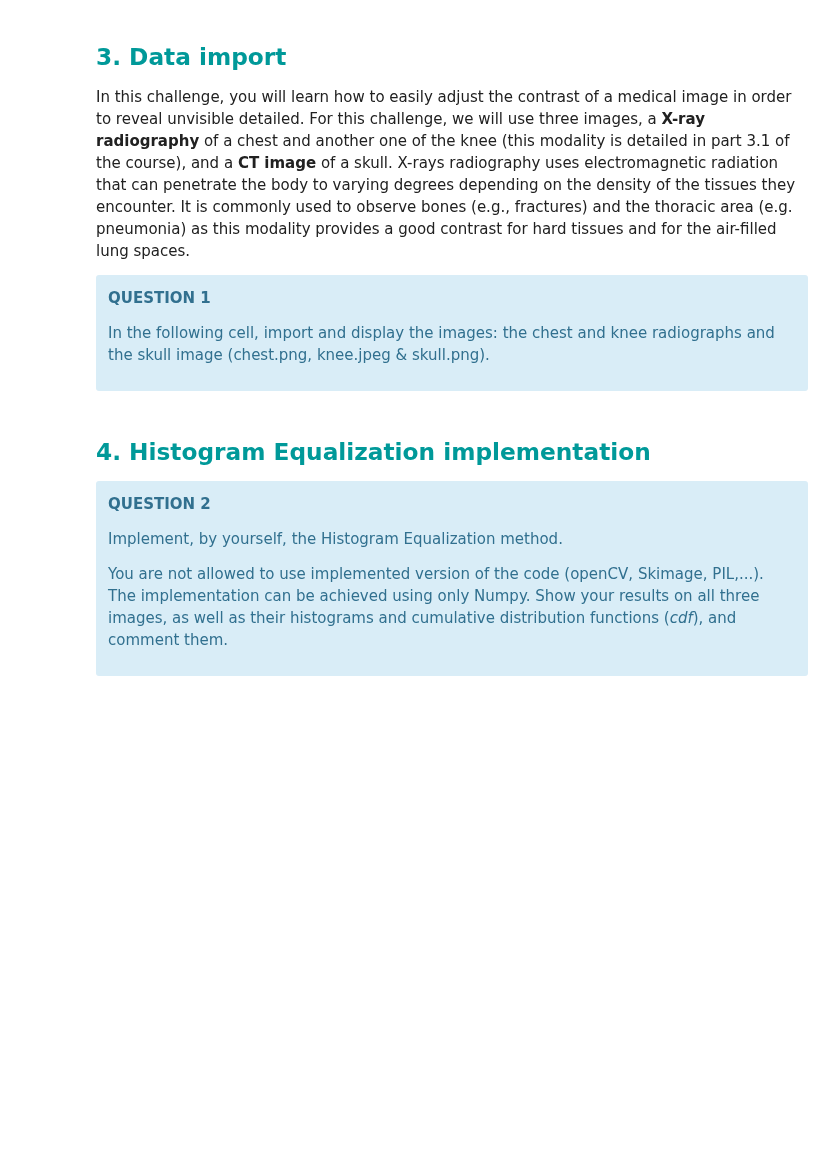
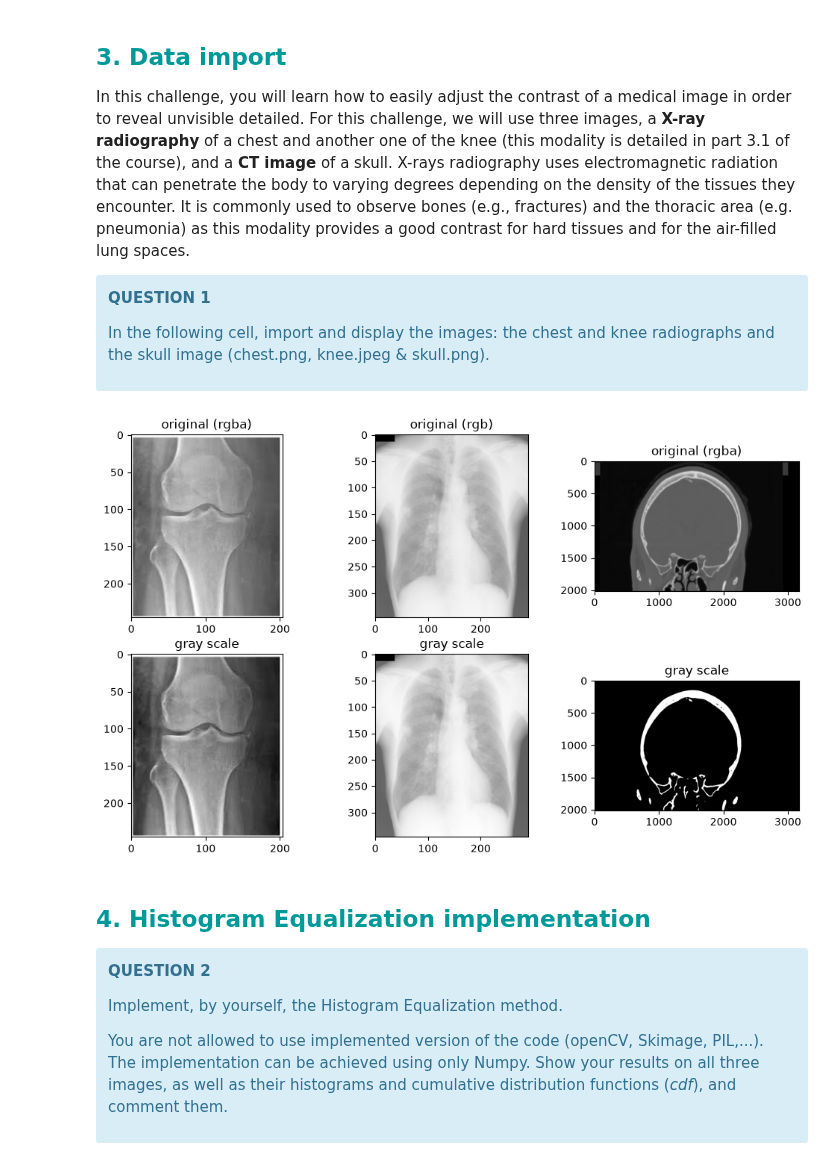
Before and after one commit to moimeme01/LGBIO2050, a Jupyter notebook: Challenge 1 - Histogram Equalization-20261001/Histogram_Equalization.ipynb, the cells around one changed output. Cells and saved outputs as stored; diff of their text form; code cells hidden in the pictures; blank space fills up the shorter version.

```diff
--- a/Challenge 1 - Histogram Equalization-20261001/Histogram_Equalization.ipynb
+++ b/Challenge 1 - Histogram Equalization-20261001/Histogram_Equalization.ipynb
@@ -70,9 +70,41 @@ In this challenge, you will learn how to easily adjust the contrast of a medical
 In the following cell, import and display the images: the chest and knee radiographs and the skull image (chest.png, knee.jpeg & skull.png).
 # %%
 from skimage.io import imread
-from skimage.color import rgb2gray
+from skimage.color import rgba2rgb, rgb2gray
 import numpy as np
 import matplotlib.pyplot as plt
+
+figure, axs = plt.subplots(2, 3)
+
+knee = imread("./original_images/knee.jpeg")
+knee_gray= np.round(rgb2gray(knee)*255).astype(np.uint8)
+axs[0, 0].imshow(knee)
+axs[0, 0].set_title("original (rgba)")
+
+axs[1, 0].imshow(knee_gray, cmap="gray")
+axs[1, 0].set_title("gray scale")
+
+
+chest = imread("./original_images/chest.png")
+chest_gray = np.round(rgb2gray(chest)*255).astype(np.uint8)
+axs[0, 1].imshow(chest)
+axs[0, 1].set_title("original (rgb)")
+
+axs[1, 1].imshow(chest_gray, cmap="gray")
+axs[1, 1].set_title("gray scale")
+
+skull = imread("./original_images/skull.png")
+skull_gray = np.round(rgb2gray(rgba2rgb(skull)))
+axs[0, 2].imshow(skull)
+axs[0, 2].set_title("original (rgba)")
+
+axs[1, 2].set_title("gray scale")
+axs[1, 2].imshow(skull_gray, cmap="gray")
+
+figure.set_figheight(7)
+figure.set_figwidth(12)
+# %% [output]
+[figure, added]
 # %% [markdown]
 <span style="color:#009999;">
 
```
Also changed, not shown: parts of 2 cells of this notebook, 1 other file.
